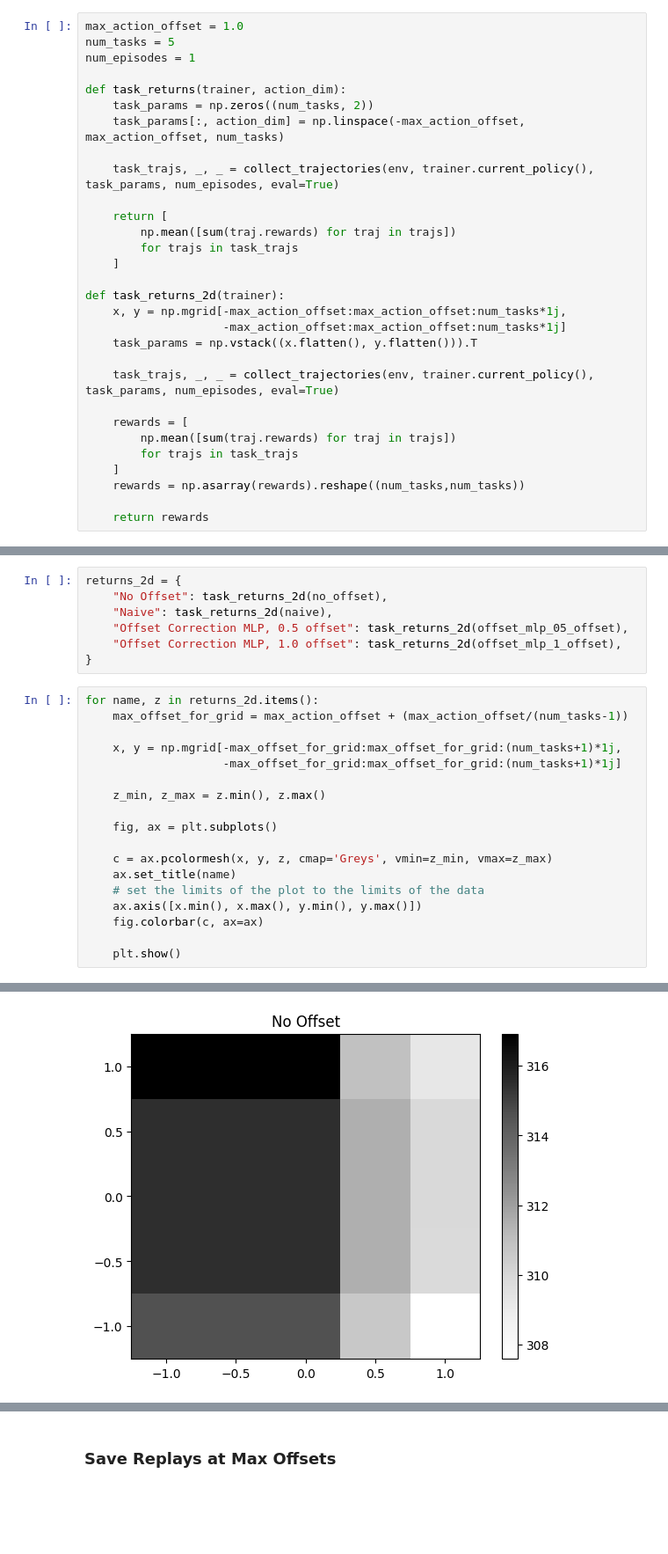
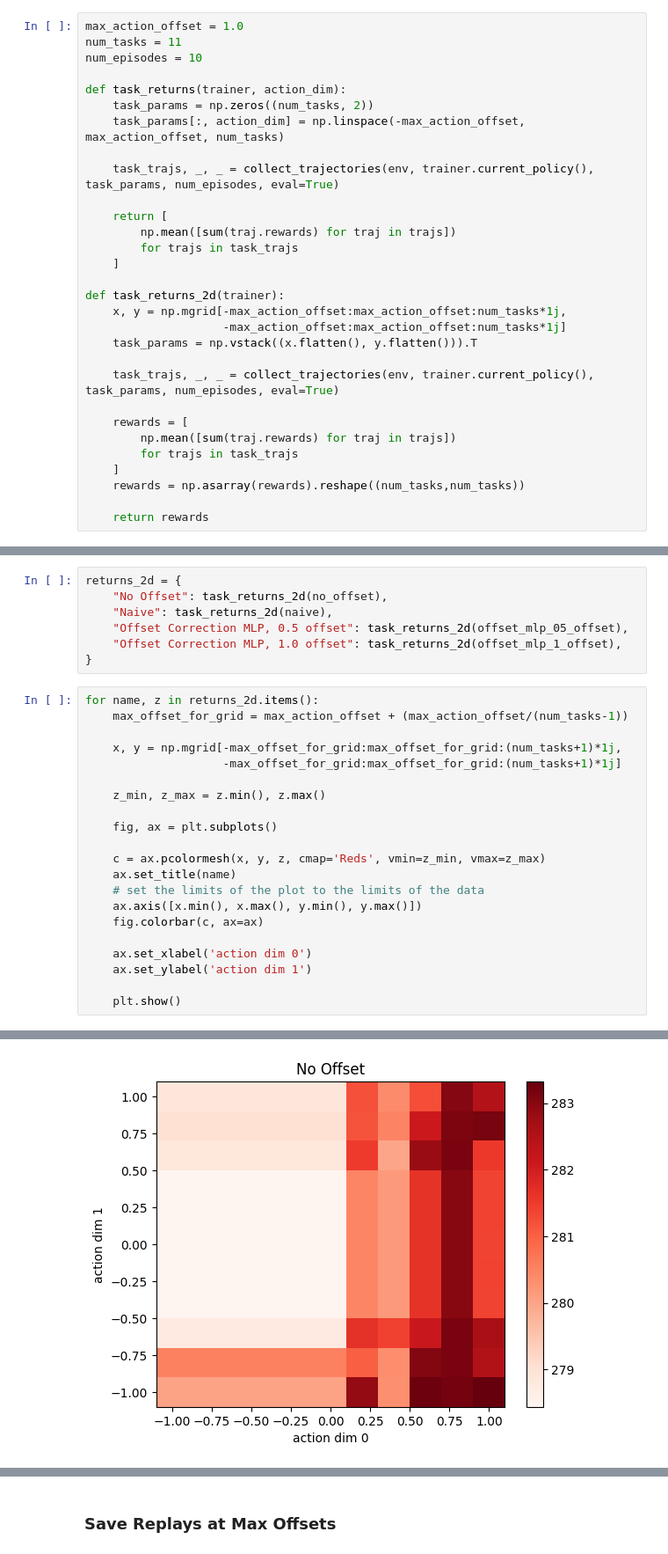
Before and after one commit to RobathanH/meta_lunar_lander, a Jupyter notebook: eval.ipynb, the cells around one changed output, grey strips where cells are left out. Shown: that part at 88% size. Drawn from its saved outputs; the diff is of its cells as text; blank space fills up the shorter version.

Commit message:
do more than 1 trajectory for policy evals. do heatmaps for true vs pred offsets.

```diff
--- a/eval.ipynb
+++ b/eval.ipynb
@@ -32,8 +32,8 @@ min_engine_power = 0
 env = ActionOffsetLunarLander(min_engine_power)
 # %%
 max_action_offset = 1.0
-num_tasks = 5
-num_episodes = 1
+num_tasks = 11
+num_episodes = 10
 
 def task_returns(trainer, action_dim):
     task_params = np.zeros((num_tasks, 2))
@@ -115,11 +115,14 @@ for name, z in returns_2d.items():
 
     fig, ax = plt.subplots()
 
-    c = ax.pcolormesh(x, y, z, cmap='Greys', vmin=z_min, vmax=z_max)
+    c = ax.pcolormesh(x, y, z, cmap='Reds', vmin=z_min, vmax=z_max)
     ax.set_title(name)
     # set the limits of the plot to the limits of the data
     ax.axis([x.min(), x.max(), y.min(), y.max()])
     fig.colorbar(c, ax=ax)
 
+    ax.set_xlabel('action dim 0')
+    ax.set_ylabel('action dim 1')
+
     plt.show()
 # %% [output]
@@ -127 +129 @@ for name, z in returns_2d.items():
-[figure, old version]
+[figure, new version]
```
Also changed, not shown: parts of 2 cells of this notebook, 1 other file.
